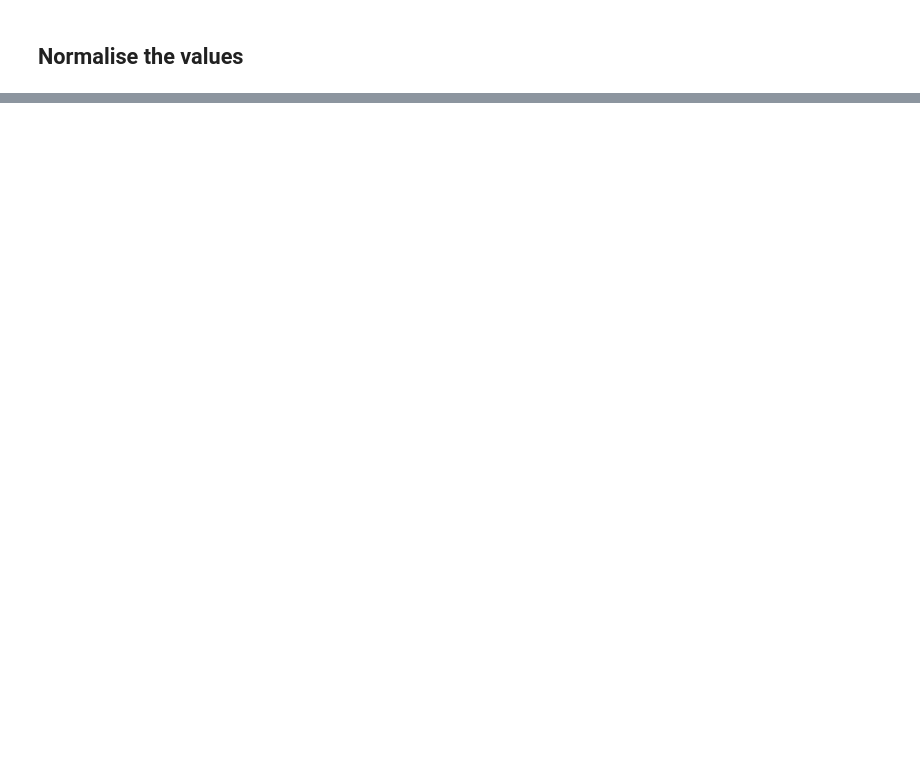
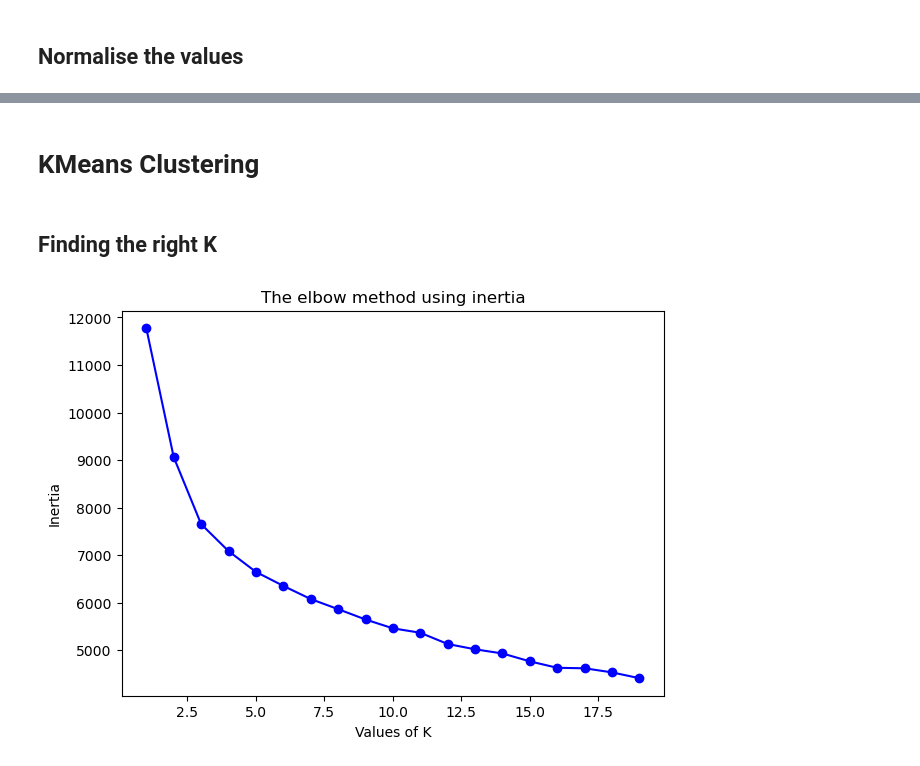
Before and after one commit to Ashish-Sasna/CMT-GSC-AI, a Jupyter notebook: Stream sediments.ipynb, the cells around one changed output, grey strips where cells are left out. Saved outputs shown, nothing was run; the diff lists cells and outputs as text; code cells hidden in the pictures; blank space fills up the shorter version.

```diff
--- a/Stream sediments.ipynb
+++ b/Stream sediments.ipynb
@@ -123,0 +275,4 @@ ax.set_title('Co-relation heatmap',
+# %%
+elevation_interpolated = griddata((grav_lat, grav_long), grav_elevation, (sed_lat, sed_long), method='linear')
+bouger_anomaly_interpolated = griddata((grav_lat, grav_long), grav_bg_an, (sed_lat, sed_long), method='linear')
+magnetic_anomaly_interpolated = griddata((mag_lat, mag_long), mag_an, (sed_lat, sed_long), method='linear')
@@ -124,10 +293,24 @@ ax.set_title('Co-relation heatmap',
 # %% [markdown]
 ## Normalise the values
 # %%
+common_columns = str_sed_data.columns.intersection(['longitude', 'latitude'] + list(elements_df.columns))
+common_column_indices = [str_sed_data.columns.get_loc(col) for col in common_columns]
+
 ct = ColumnTransformer(
-    [('sc', StandardScaler(), [elements_df.columns])],
-    remainder='passthrough'
+    [('sc',
+      StandardScaler(),
+      common_column_indices)],
+    remainder='drop'
 )
 
 norm_data = ct.fit_transform(str_sed_data)
-norm_str_sed_data = pd.DataFrame(norm_data, index=str_sed_data, col)
+
+non_scaled_cols = str_sed_data.columns.difference(common_columns)
+
+norm_str_sed_data_scaled = pd.DataFrame(norm_data,
+                                        index=str_sed_data.index,
+                                        columns=common_columns)
+norm_str_sed_data = pd.concat([str_sed_data[non_scaled_cols],
+                               norm_str_sed_data_scaled],
+                              axis=1)
+norm_str_sed_data.head()
@@ -133,0 +325,4 @@ norm_str_sed_data = pd.DataFrame(norm_data, index=str_sed_data, col)
+# %%
+norm_str_sed_data.drop(['pt', 'pd', 'in_', 'f', 'te', 'tl', 'gid', 'objectid', 'sampleno', 'toposheet'],
+                       axis=1,
+                       inplace=True)
@@ -133,0 +339,23 @@ norm_str_sed_data = pd.DataFrame(norm_data, index=str_sed_data, col)
+# %% [markdown]
+# KMeans Clustering
+# %% [markdown]
+## Finding the right K
+# %%
+inertia = []                                     ## Sum-of-squared distances
+for k in range(1, 20):
+    km = KMeans(
+        n_clusters=k, init='random',
+        n_init=10, max_iter=300,
+        tol=1e-03, random_state=0
+    )
+    km.fit_predict(norm_str_sed_data)
+    inertia.append(km.inertia_)
+
+plt.figure(figsize=(7,5))
+plt.plot(range(1, 20), inertia, 'bo-')
+plt.xlabel('Values of K')
+plt.ylabel('Inertia')
+plt.title('The elbow method using inertia')
+plt.show()
+# %% [output]
+[figure, added]
```
Also changed, not shown: parts of 26 cells of this notebook.
